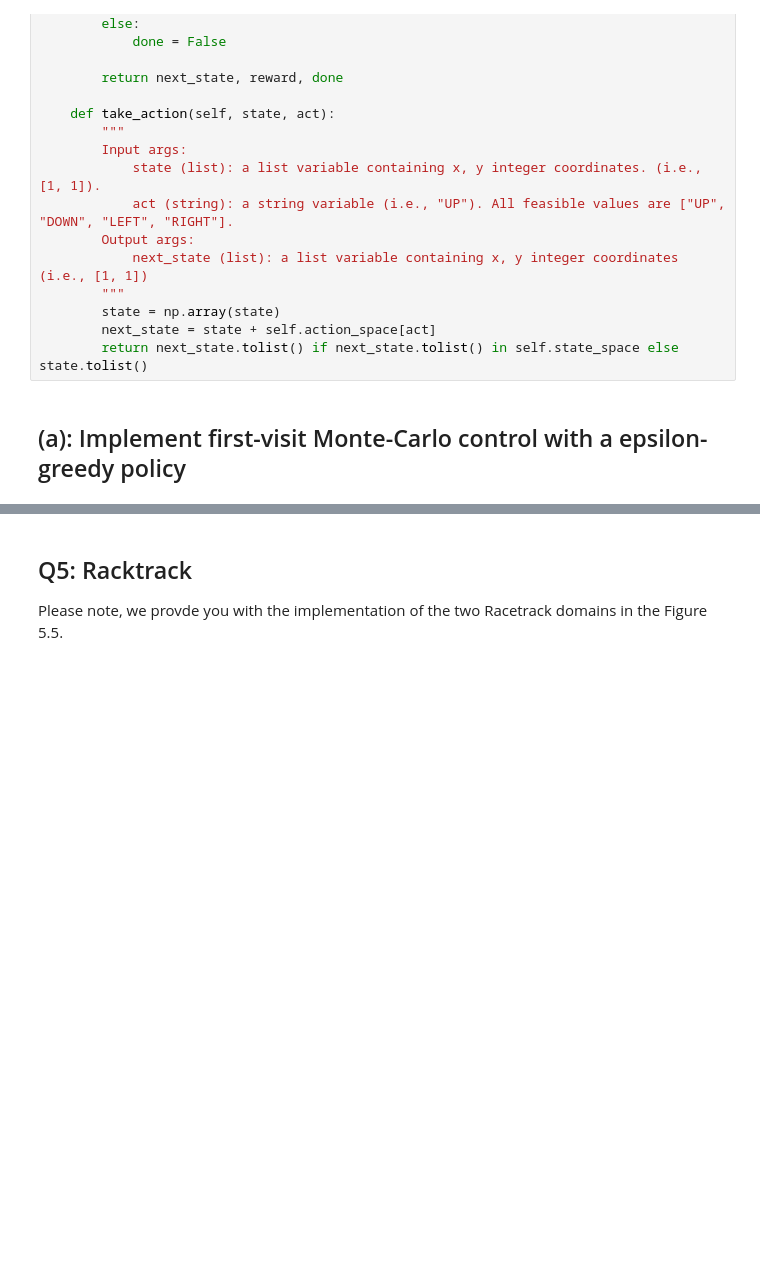
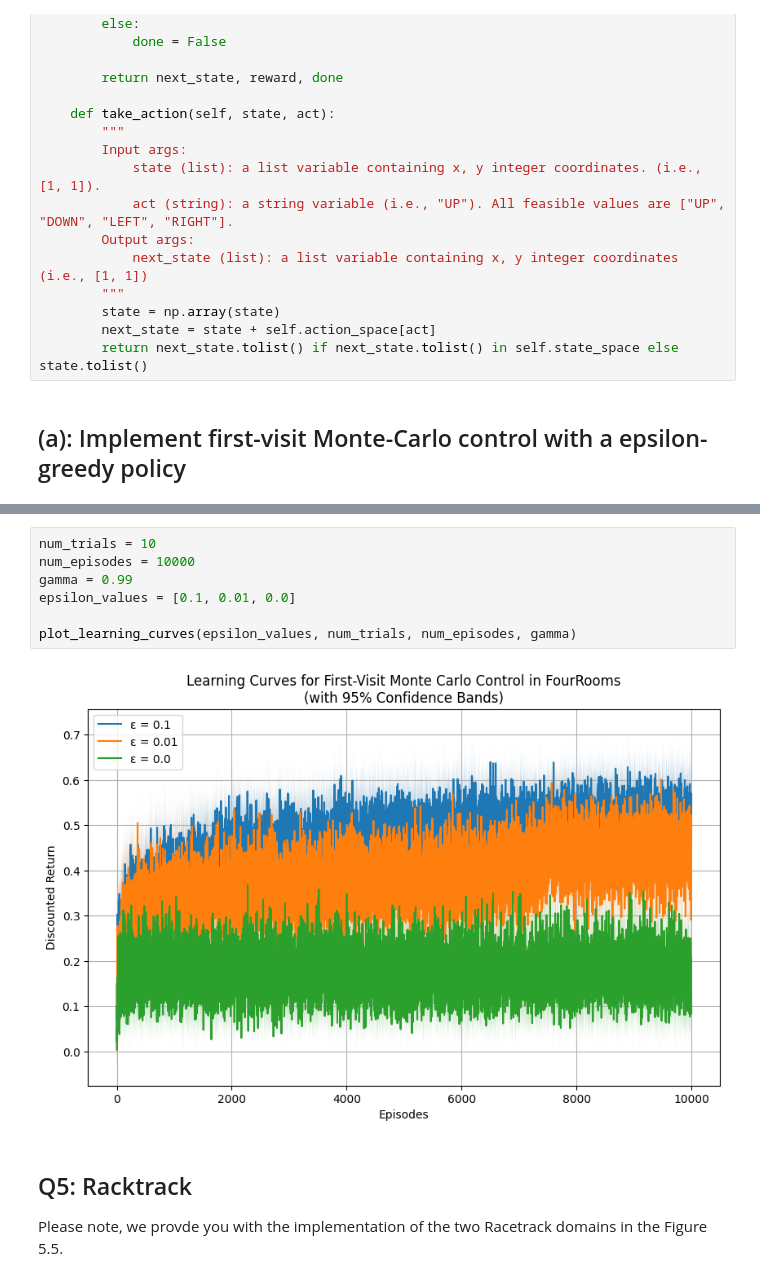
Before and after one commit to adnanamir010/cs5180, a Jupyter notebook: ex4/ex4_25spring.ipynb, the cells around one changed output, grey strips where cells are left out. Drawn from its saved outputs; the diff is of its cells as text; blank space fills up the shorter version.

```diff
--- a/ex4/ex4_25spring.ipynb
+++ b/ex4/ex4_25spring.ipynb
@@ -179,3 +479,12 @@ class FourRooms(object):
+# %%
+num_trials = 10
+num_episodes = 10000
+gamma = 0.99
+epsilon_values = [0.1, 0.01, 0.0]
+
+plot_learning_curves(epsilon_values, num_trials, num_episodes, gamma)
+# %% [output]
+[figure, added]
 # %% [markdown]
 ## Q5: Racktrack
 
```
Also changed, not shown: parts of 13 cells of this notebook, 12 other files.
